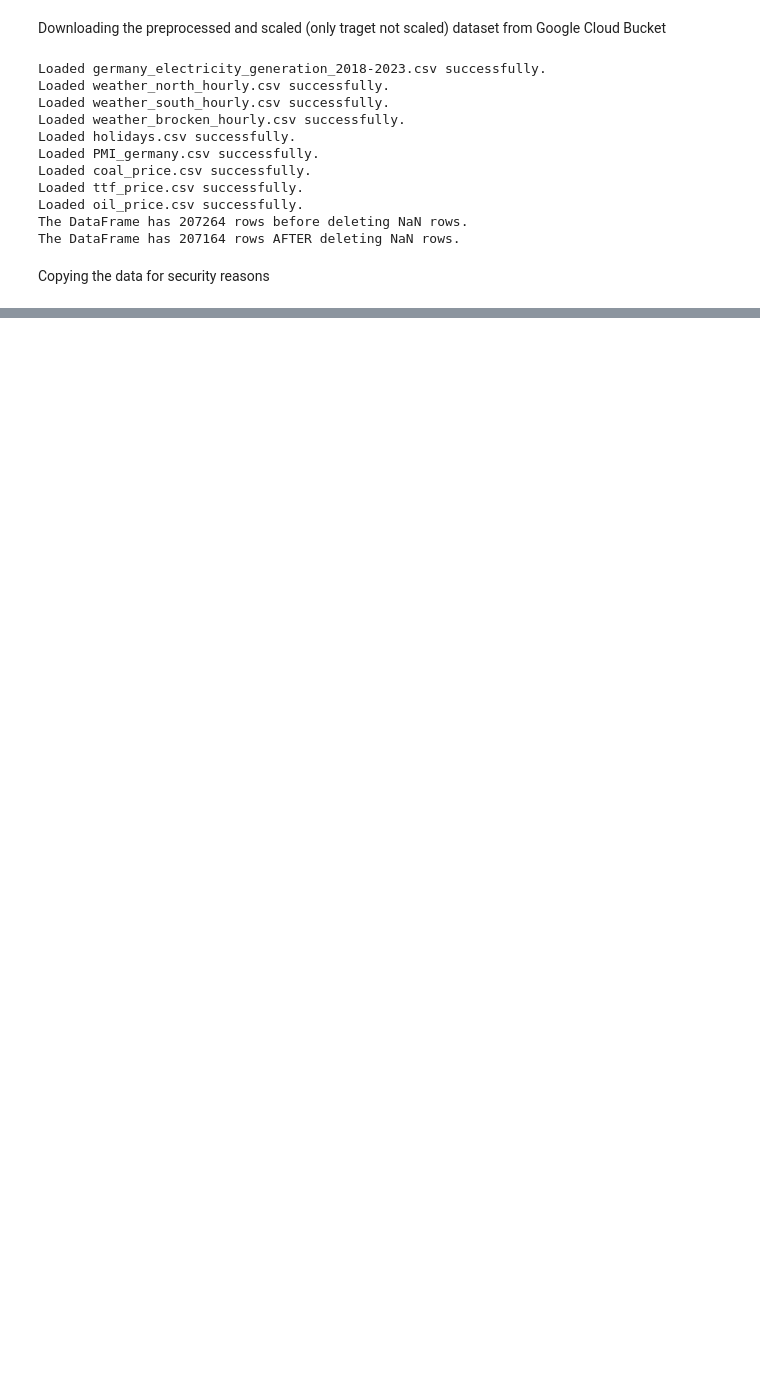
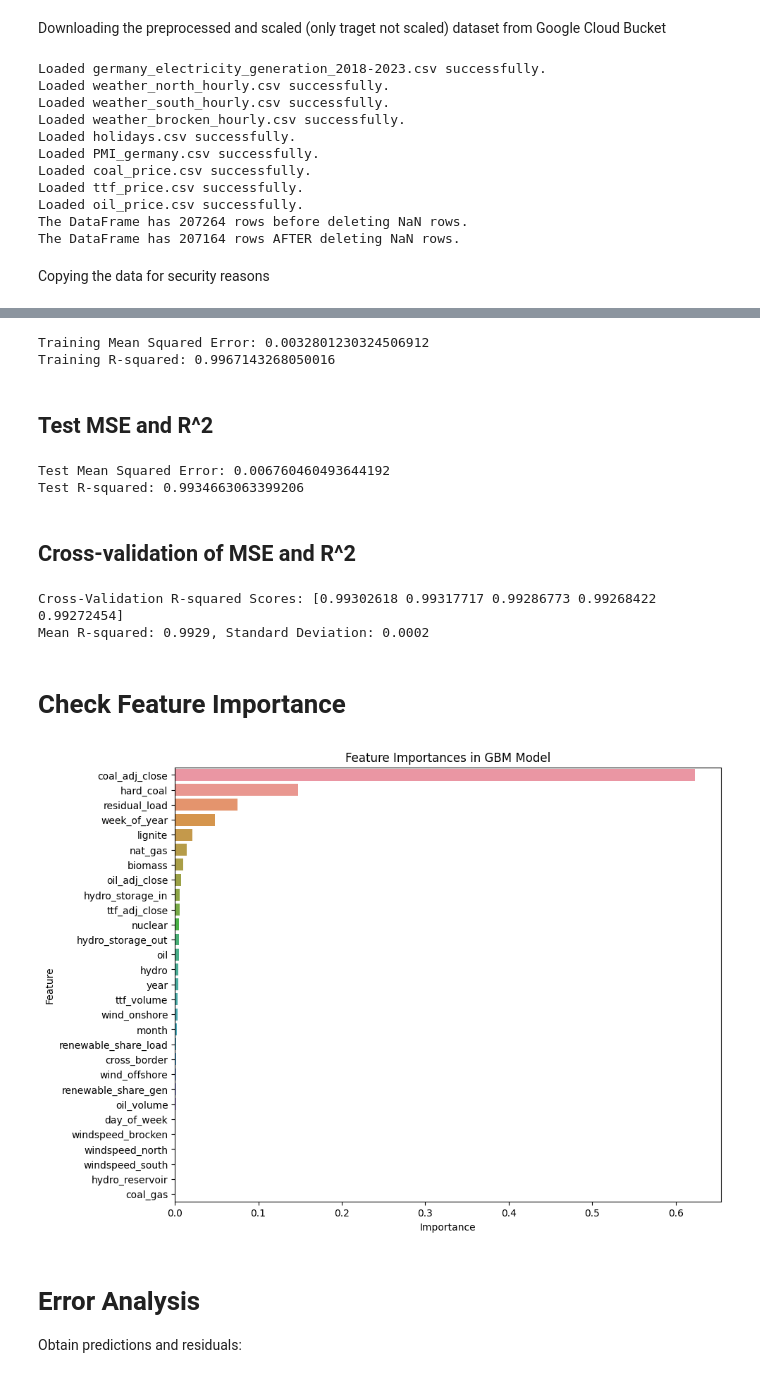
Before and after one commit to fabianzott/electricity_price_pred, a Jupyter notebook: main/ml/GBR_model_eval.ipynb, the cells around one changed output, grey strips where cells are left out. Saved outputs shown, nothing was run; the diff lists cells and outputs as text; code cells hidden in the pictures; blank space fills up the shorter version.

```diff
--- a/main/ml/GBR_model_eval.ipynb
+++ b/main/ml/GBR_model_eval.ipynb
@@ -65,0 +406,75 @@ Creating a cross corelation
+# %%
+best_gbm_model = GradientBoostingRegressor(learning_rate=0.2, max_depth=7, n_estimators=300, min_samples_split=10, random_state=42)
+
+best_gbm_model.fit(X_train, y_train)
+
+# Save the model to a file
+joblib.dump(best_gbm_model, 'best_gbm_model.pkl')
+
+
+# Predict on the training data
+y_train_pred = best_gbm_model.predict(X_train)
+
+# Calculate and print the performance metrics
+mse_train = mean_squared_error(y_train, y_train_pred)
+r2_train = r2_score(y_train, y_train_pred)
+
+print(f"Training Mean Squared Error: {mse_train}")
+print(f"Training R-squared: {r2_train}")
+# %% [output]
+Training Mean Squared Error: 0.0032801230324506912
+Training R-squared: 0.9967143268050016
+# %% [markdown]
+## Test MSE and R^2
+# %%
+y_test_pred = best_gbm_model.predict(X_test)
+mse_test = mean_squared_error(y_test, y_test_pred)
+r2_test = r2_score(y_test, y_test_pred)
+
+print(f"Test Mean Squared Error: {mse_test}")
+print(f"Test R-squared: {r2_test}")
+# %% [output]
+Test Mean Squared Error: 0.006760460493644192
+Test R-squared: 0.9934663063399206
+# %% [markdown]
+## Cross-validation of MSE and R^2
+# %%
+# Instantiate the model with the optimal hyperparameters
+best_gbm_model_cv = GradientBoostingRegressor(learning_rate=0.2, max_depth=7, n_estimators=300, min_samples_split=10, random_state=42)
+
+# Perform cross-validation
+cv_scores = cross_val_score(best_gbm_model_cv, X_train, y_train, cv=5, scoring='r2')
+
+# Calculate the mean and standard deviation of the scores
+cv_mean = np.mean(cv_scores)
+cv_std = np.std(cv_scores)
+
+print(f"Cross-Validation R-squared Scores: {cv_scores}")
+print(f"Mean R-squared: {cv_mean:.4f}, Standard Deviation: {cv_std:.4f}")
+# %% [output]
+Cross-Validation R-squared Scores: [0.99302618 0.99317717 0.99286773 0.99268422 0.99272454]
+Mean R-squared: 0.9929, Standard Deviation: 0.0002
+# %% [markdown]
+# Check Feature Importance
+# %%
+feature_importances = best_gbm_model.feature_importances_
+
+# extract feature importances and create df to plot
+features = pd.DataFrame({
+    'Feature': X_train.columns,
+    'Importance': feature_importances
+}).sort_values(by='Importance', ascending=False).reset_index(drop=True)
+
+# Make barplot of feature importance
+plt.figure(figsize=(10, 8))
+sns.barplot(x='Importance', y='Feature', data=features)
+plt.title('Feature Importances in GBM Model')
+plt.xlabel('Importance')
+plt.ylabel('Feature')
+plt.show()
+# %% [output]
+[figure, added]
+# %% [markdown]
+# Error Analysis
+
+Obtain predictions and residuals:
```
Also changed, not shown: parts of 42 cells of this notebook.
